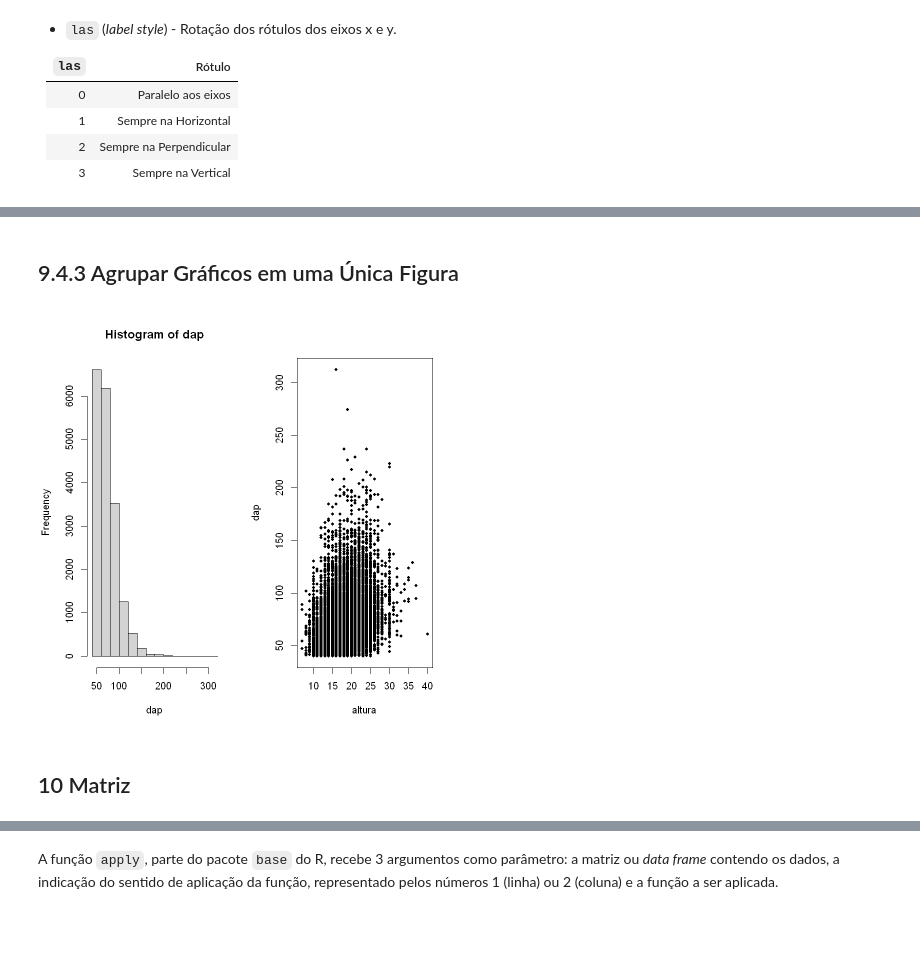
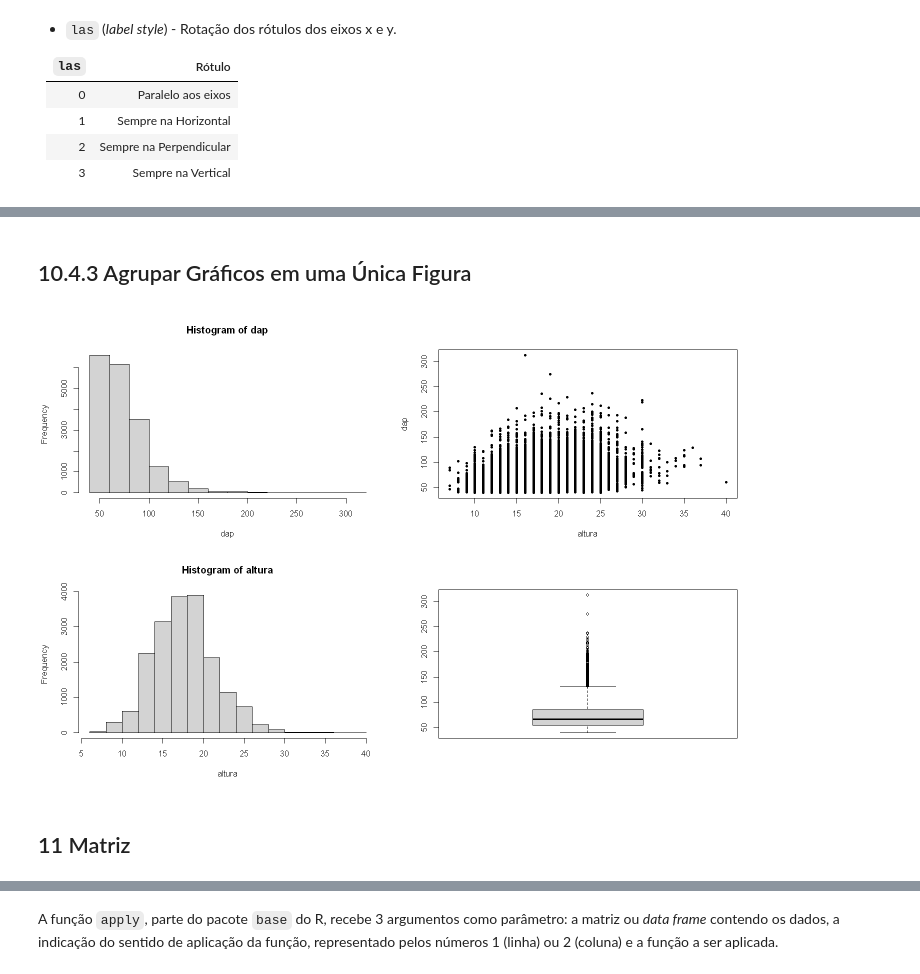
Before and after one commit to robson-cruz/Introducao_Analise_Dados_R, a Jupyter notebook: Modulo_1_Introducao_Linguagem_R.ipynb, the cells around one changed output, grey strips where cells are left out. Cells and saved outputs as stored; diff of their text form; code cells hidden in the pictures; blank space fills up the shorter version.

```diff
--- a/Modulo_1_Introducao_Linguagem_R.ipynb
+++ b/Modulo_1_Introducao_Linguagem_R.ipynb
@@ -510,13 +437,15 @@ plot(altura, dap, pch = 21, las = 2)
 # %% [markdown]
-## 9.4.3 Agrupar Gráficos em uma Única Figura
+## 10.4.3 Agrupar Gráficos em uma Única Figura
 # %%
-par(mfrow = c(1, 2))
+par(mfcol = c(2, 2))
 hist(dap, pin = c(12, 8))
+hist(altura)
 plot(altura, dap, pch = 20)
+boxplot(dap)
 # %% [output]
-[figure, old version]
+[figure, new version]
 # %% [markdown]
-## 10 Matriz
+## 11 Matriz
 # %%
 matriz = matrix(1:6, nrow = 3, byrow = TRUE)
 matriz
```
Also changed, not shown: parts of 84 cells of this notebook.
